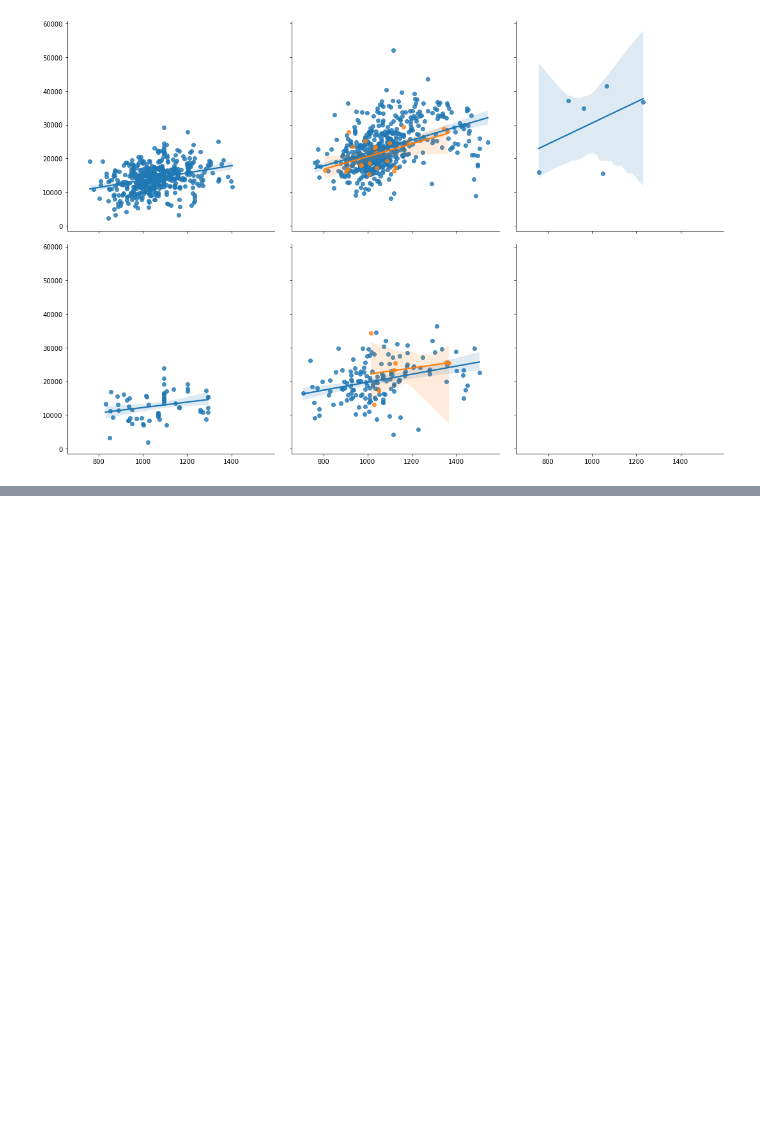
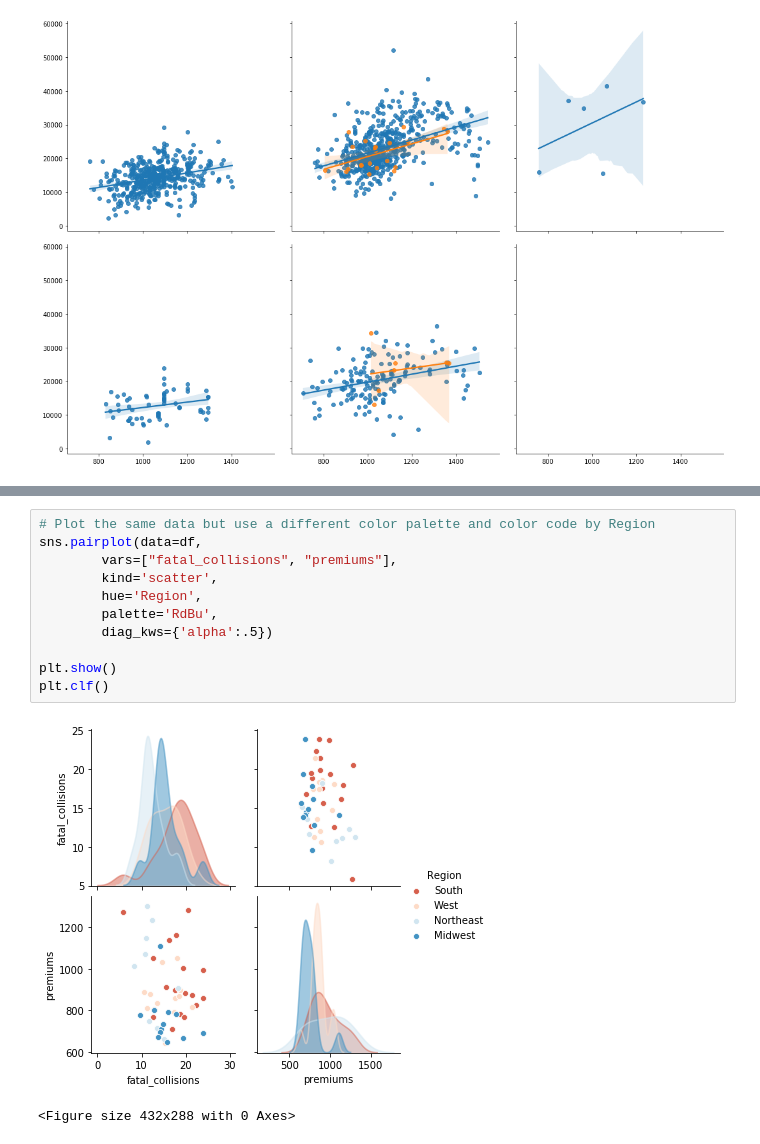
Before and after one commit to Alumasa/Python-for-data-science, a Jupyter notebook: Intermediate Seaborn.ipynb, the cells around one changed output, grey strips where cells are left out. Saved outputs shown, nothing was run; the diff lists cells and outputs as text; blank space fills up the shorter version.

```diff
--- a/Intermediate Seaborn.ipynb
+++ b/Intermediate Seaborn.ipynb
@@ -710,0 +747,14 @@ IndexError: invalid index to scalar variable.
+# %%
+# Plot the same data but use a different color palette and color code by Region
+sns.pairplot(data=df,
+        vars=["fatal_collisions", "premiums"],
+        kind='scatter',
+        hue='Region',
+        palette='RdBu',
+        diag_kws={'alpha':.5})
+
+plt.show()
+plt.clf()
+# %% [output]
+[figure, added]
+<Figure size 432x288 with 0 Axes>
```
Also changed, not shown: parts of 7 cells of this notebook.
